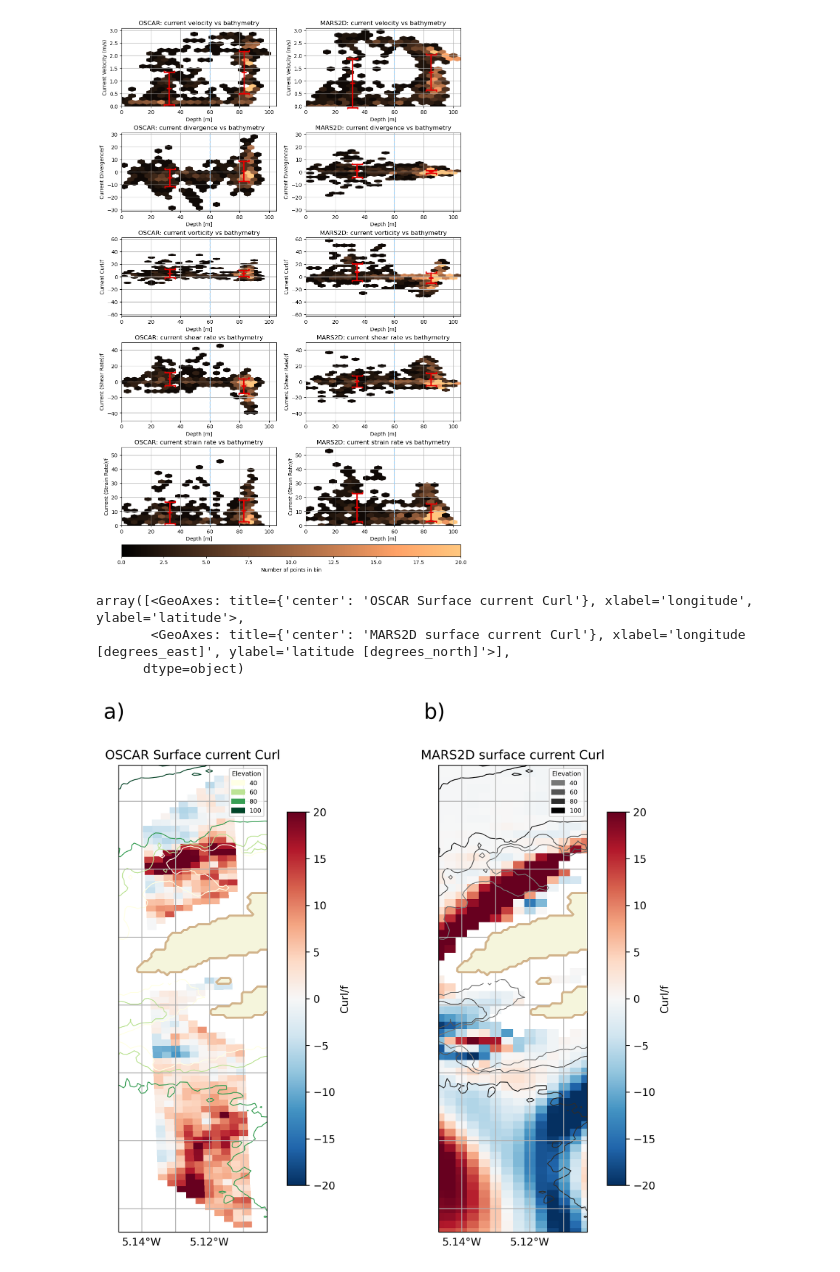
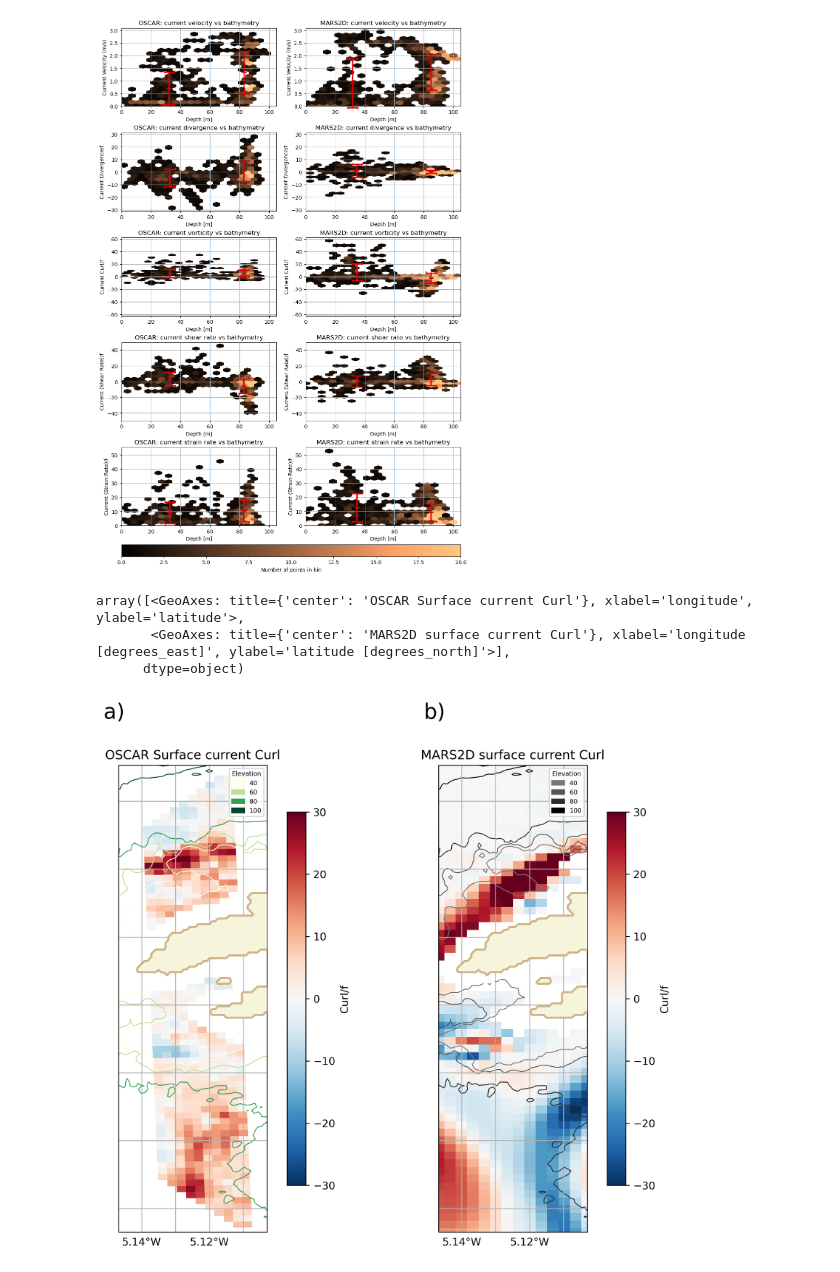
Before and after one commit to JWMichalski/oscarplus, a Jupyter notebook: examples/Iroise Sea divergence paper/Figures_1705.ipynb, the cells around one changed output. Cells and saved outputs as stored; diff of their text form; code cells hidden in the pictures.

```diff
--- a/examples/Iroise Sea divergence paper/Figures_1705.ipynb
+++ b/examples/Iroise Sea divergence paper/Figures_1705.ipynb
@@ -151,9 +151,11 @@ print(op.tools.utils.find_closest_lon_lat(-5.09, 48.41, MARS3D))
 (2, 7)
 (3, 3)
 # %%
-profile = MARS3D["CurrentVelocity"].isel(GroundRange=2, CrossRange=3).squeeze()
-depth_values = MARS3D["level"].values
+profile = MARS3D["CurrentVelocity"].isel(GroundRange=2, CrossRange=7).squeeze()
+depth_values = [-0.0125, -0.8125]
 
-for depth, velocity in zip(depth_values, profile.values):
-    print(f"Depth: {depth:.4f} m | CurrentVelocity: {velocity:.6f}")
+for depth in depth_values:
+    print(f"Depth: {depth} | CurrentVelocity: {profile.sel(level=depth).values}")
+
+print(f"Ratio: {profile.sel(level=-0.8125).values / profile.sel(level=-0.0125).values}")
 # %% [output]
@@ -650,6 +638,7 @@ def MARS_OSCAR_side_by_side(
     legend_location="upper right",
     xoffset=0,
     yoffset=0,
+    vmax = 20,
 ):
     """Plot the current, divergence and vertical current on the same figure"""
     _, axes, _ = ph.make_axes(
@@ -689,7 +678,7 @@ def MARS_OSCAR_side_by_side(
         extent=extent,
         title=f"OSCAR Surface current {variable}",
         cbar_label=f"{variable}/f",
-        vmax=20,
+        vmax=vmax,
     )
     # Plot vertical current
     gl3 = splot.single(
@@ -698,7 +687,7 @@ def MARS_OSCAR_side_by_side(
         extent=extent,
         title=f"MARS2D surface current {variable}",
         cbar_label=f"{variable}/f",
-        vmax=20,
+        vmax=vmax,
     )
 
     # Remove left labels from the middle and right plot
@@ -712,24 +701,25 @@ def MARS_OSCAR_side_by_side(
 # %%
 extent = [
         MARS2D_sub.longitude.min().values,
         MARS2D_sub.longitude.max().values,
         MARS2D_sub.latitude.min().values,
         MARS2D_sub.latitude.max().values,
     ]
 
 MARS_OSCAR_side_by_side(
     OSCAR,
     MARS2D_sub,
     "Curl",
     bathymetry,
     figsize=(10, 8),
     extent = extent,
+    vmax = 30,
 )
 # %% [output]
 array([<GeoAxes: title={'center': 'OSCAR Surface current Curl'}, xlabel='longitude', ylabel='latitude'>,
        <GeoAxes: title={'center': 'MARS2D surface current Curl'}, xlabel='longitude [degrees_east]', ylabel='latitude [degrees_north]'>],
       dtype=object)
-[figure, old version]
+[figure, new version]
 # %%
 MARS_OSCAR_side_by_side(
     OSCAR,
```
Also changed, not shown: parts of 2 cells of this notebook.
